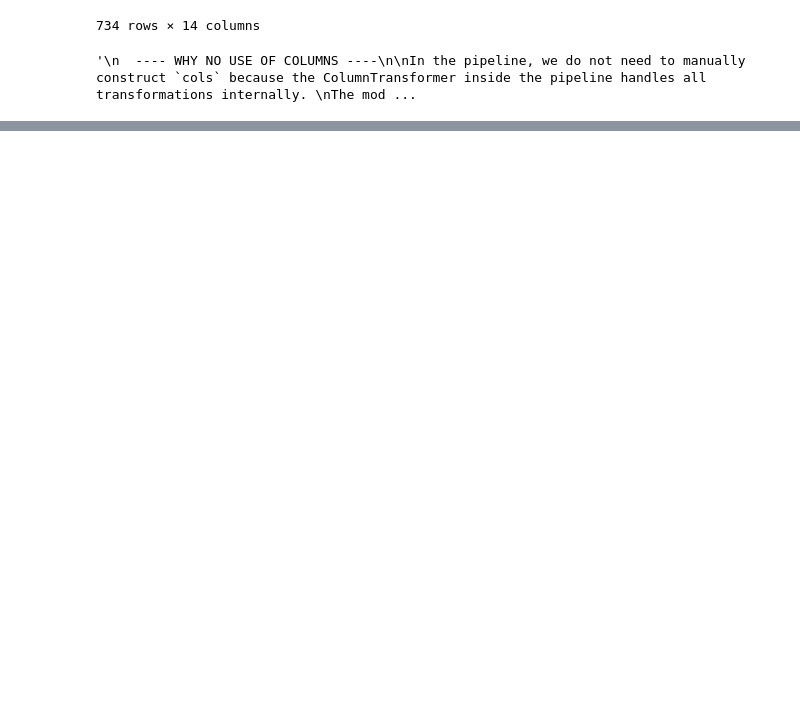
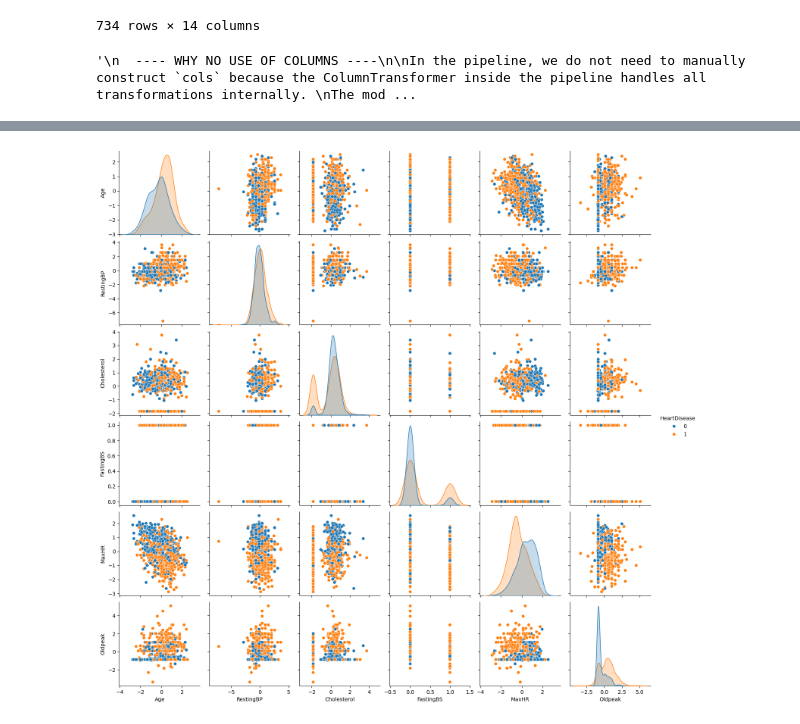
Before and after one commit to Ashura369/Python_and_Data_Science, a Jupyter notebook: 0 ML lecture/9_4 .ipynb, the cells around one changed output, grey strips where cells are left out. Cells and saved outputs as stored; diff of their text form; code cells hidden in the pictures; blank space fills up the shorter version.

```diff
--- a/0 ML lecture/9_4 .ipynb
+++ b/0 ML lecture/9_4 .ipynb
@@ -239,0 +258,11 @@ Same will be applied for x_test
+# %%
+scale = StandardScaler()
+cols = ['Age', 'Oldpeak', 'MaxHR', 'Cholesterol', 'RestingBP']
+
+# scaling the columns and replacing themselves with the scaled data
+x_train[cols] = scale.fit_transform(x_train[cols])
+
+# combining x_train and y_train
+x_train = pd.concat([x_train, y_train], axis=1)
+
+x_train
@@ -239,0 +283,5 @@ Same will be applied for x_test
+# %%
+sns.pairplot(x_train, hue='HeartDisease')       # the diagram below represents the graph of the scaled datas
+plt.show()
+# %% [output]
+[figure, added]
```
Also changed, not shown: parts of 3 cells of this notebook.
